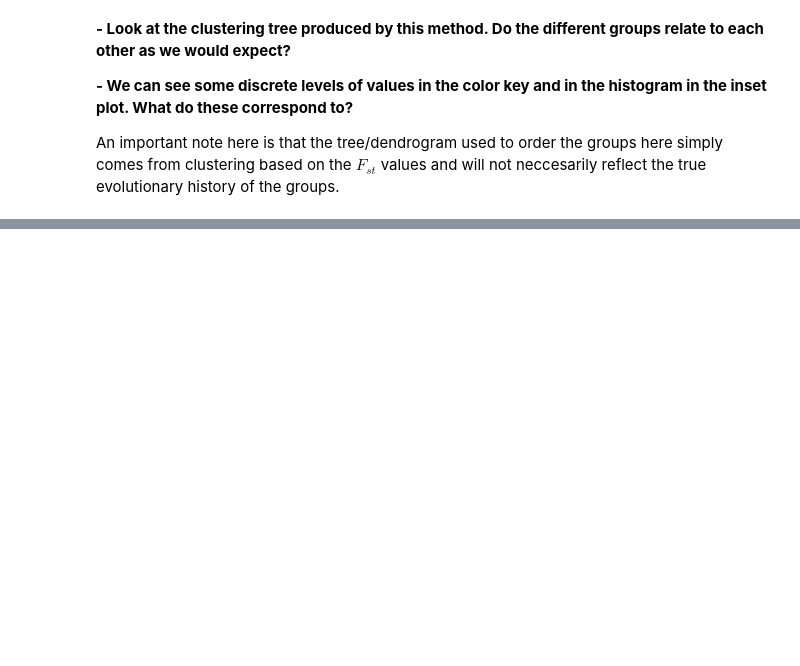
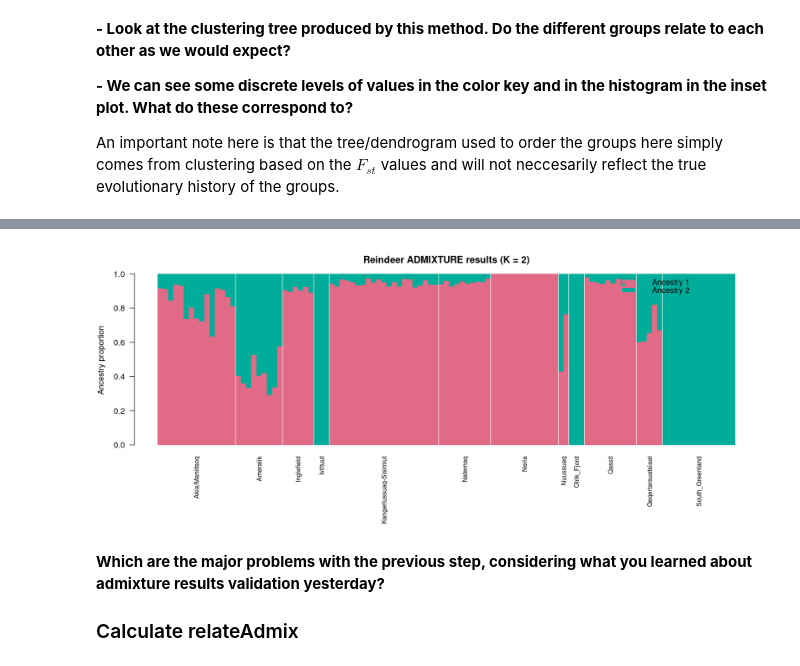
Before and after one commit to popgenDK/courses, a Jupyter notebook: kenya2026/exercises/Day4/Related&Fst.ipynb, the cells around one changed output, grey strips where cells are left out. Drawn from its saved outputs; the diff is of its cells as text; code cells hidden in the pictures; blank space fills up the shorter version.

```diff
--- a/kenya2026/exercises/Day4/Related&Fst.ipynb
+++ b/kenya2026/exercises/Day4/Related&Fst.ipynb
@@ -371,0 +659,40 @@ display_quiz('https://raw.githubusercontent.com/popgenDK/courses/main/kenya2026/
+# %%
+work_dir <- path.expand("~/kenya2026/relatedness")
+
+Q <- as.matrix(read.table(file.path(work_dir, "Reindeer_pruned.2.Q")))
+fam <- read.table(file.path(work_dir, "Reindeer_pruned.fam"),
+                  stringsAsFactors = FALSE)
+stopifnot(nrow(Q) == nrow(fam))
+
+population <- fam[, 2]
+order_by_population <- order(population)
+Q <- Q[order_by_population, , drop = FALSE]
+population <- population[order_by_population]
+
+ancestry_colours <- hcl.colors(ncol(Q), palette = "Dark 3")
+population_runs <- rle(population)
+group_ends <- cumsum(population_runs$lengths)
+group_starts <- c(1, head(group_ends, -1) + 1)
+
+options(repr.plot.width = 14, repr.plot.height = 6)
+par(mar = c(9, 4, 3, 1))
+bar_positions <- barplot(
+  t(Q), col = ancestry_colours, border = NA, space = 0, axes = FALSE,
+  ylab = "Ancestry proportion", main = "Reindeer ADMIXTURE results (K = 2)"
+)
+axis(2, las = 1)
+group_centres <- vapply(seq_along(group_starts), function(i)
+  mean(bar_positions[group_starts[i]:group_ends[i]]), numeric(1))
+axis(1, at = group_centres, labels = population_runs$values,
+     las = 2, tick = FALSE, cex.axis = 0.8)
+if (length(group_ends) > 1)
+  abline(v = bar_positions[group_ends[-length(group_ends)]] + 0.5,
+         col = "white", lwd = 1)
+legend("topright", legend = paste0("Ancestry ", seq_len(ncol(Q))),
+       fill = ancestry_colours, border = NA, bty = "n")
+# %% [output]
+[figure, added]
+# %% [markdown]
+**Which are the major problems with the previous step, considering what you learned about admixture results validation yesterday?**
+
+### Calculate relateAdmix
```
Also changed, not shown: parts of 63 cells of this notebook.
